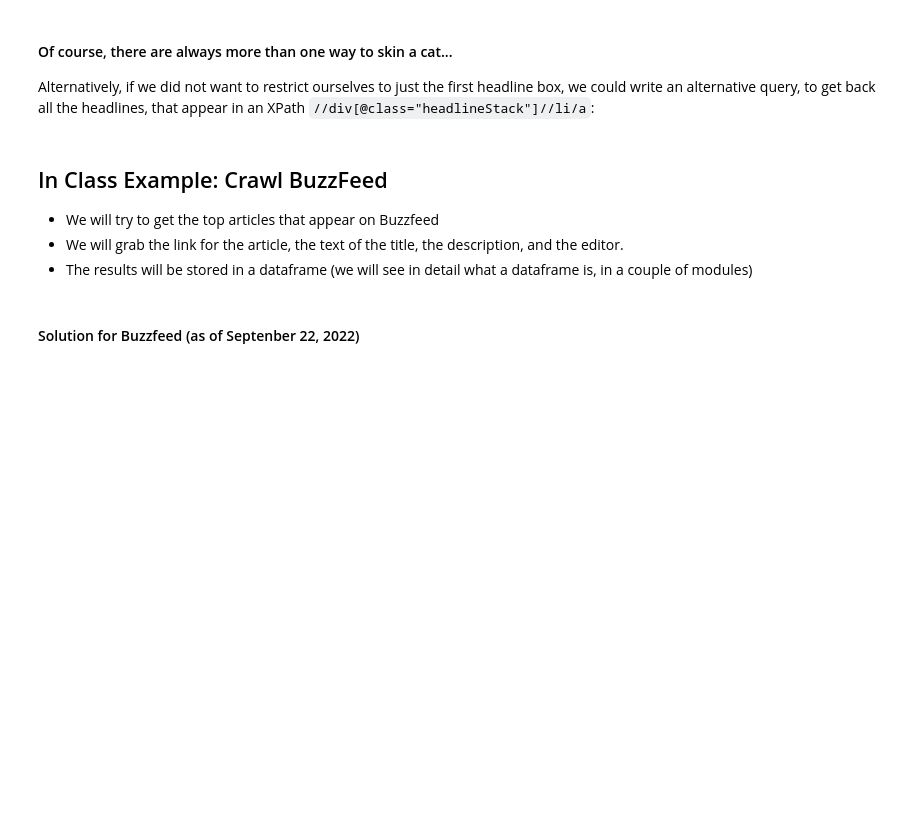
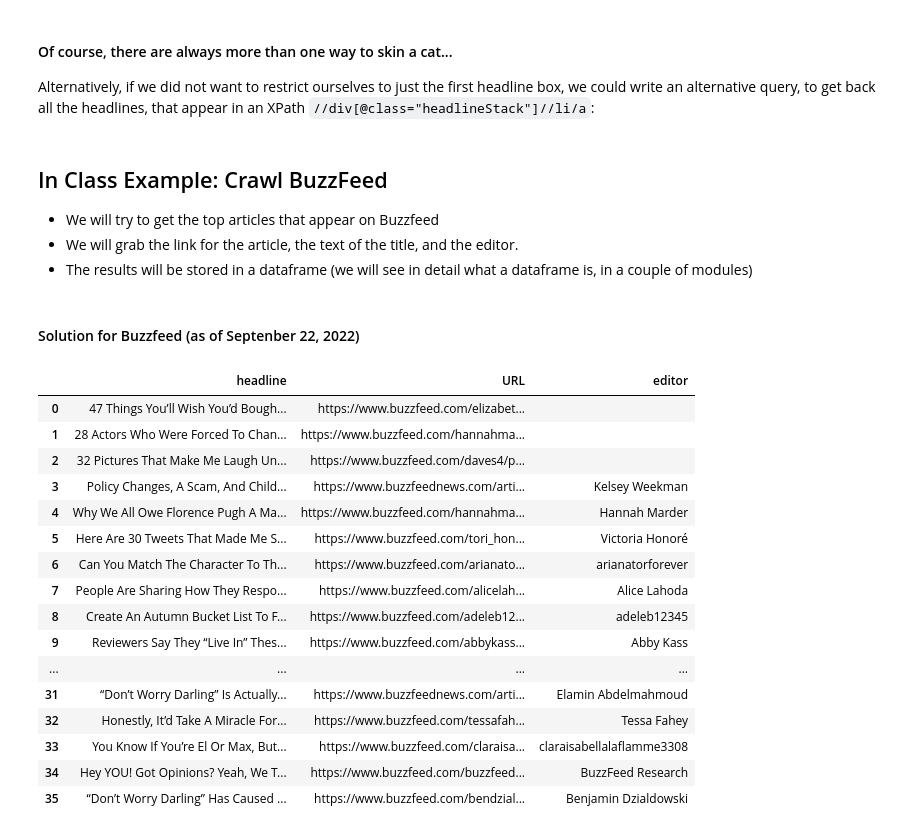
Before and after one commit to ipeirotis/dealing_with_data, a Jupyter notebook: 04-Web_Scraping/B-Crawling_HTML_Pages.ipynb, the cells around one changed output. Drawn from its saved outputs; the diff is of its cells as text; code cells hidden in the pictures; blank space fills up the shorter version.

```diff
--- a/04-Web_Scraping/B-Crawling_HTML_Pages.ipynb
+++ b/04-Web_Scraping/B-Crawling_HTML_Pages.ipynb
@@ -184,7 +184,7 @@ df
 ## In Class Example: Crawl BuzzFeed
 
 * We will try to get the top articles that appear on Buzzfeed
-* We will grab the link for the article, the text of the title, the description, and the editor.
+* We will grab the link for the article, the text of the title,  and the editor.
 * The results will be stored in a dataframe (we will see in detail what a dataframe is, in a couple of modules)
 # %%
 #your code here
@@ -201,38 +201,52 @@ story_nodes = doc.xpath('//article[@data-buzzblock="story-card"]')
 # %%
 import requests # This command allows us to fetch URLs
 from lxml import html # This module will allow us to parse the returned HTML/XML
 import pandas
 import re
 
 # Let's start by fetching the page, and parsing it
 url = "http://www.buzzfeed.com/"
 response = requests.get(url) # get the html of that url
 doc = html.fromstring(response.text) # parse it and create a document
 
 articleNodes = doc.xpath("//div[@class='feedItem_textWrapper__S6osO']")
 
 def parseArticleNode(article):
     headline = article.xpath(".//h2")[0].text_content().strip()
     headline_link = article.xpath(".//a")[0].get("href")
 
     editor_node = article.xpath(".//div[@class='xs-text-6 text-gray xs-mt1']")
-    if len(editor_node)>0:
-      editor = editor_node[0].text_content().strip()
-    else:
-      editor = ""
+    editor_text = editor_node[0].text_content() if len(editor_node)>0 else ""
+
     regex = re.compile(r'^by (.*)$')
-    matches = regex.finditer(editor)
-    for m in matches:
-      editor = m.group(1)
-
+    matches = list(regex.finditer(editor_text))
+    editor = matches[0].group(1) if len(matches)>0 else ""
 
     result = {
         "headline": headline,
         "URL" : headline_link,
         "editor" : editor
     }
     return result
 
 data = [parseArticleNode(article) for article in articleNodes]
 df = pandas.DataFrame(data)
 df
+# %% [output]
+|  | headline | URL | editor |
+| 0 | 47 Things You’ll Wish You’d Bough... | https://www.buzzfeed.com/elizabet... |  |
+| 1 | 28 Actors Who Were Forced To Chan... | https://www.buzzfeed.com/hannahma... |  |
+| 2 | 32 Pictures That Make Me Laugh Un... | https://www.buzzfeed.com/daves4/p... |  |
+| 3 | Policy Changes, A Scam, And Child... | https://www.buzzfeednews.com/arti... | Kelsey Weekman |
+| 4 | Why We All Owe Florence Pugh A Ma... | https://www.buzzfeed.com/hannahma... | Hannah Marder |
+| 5 | Here Are 30 Tweets That Made Me S... | https://www.buzzfeed.com/tori_hon... | Victoria Honoré |
+| 6 | Can You Match The Character To Th... | https://www.buzzfeed.com/arianato... | arianatorforever |
+| 7 | People Are Sharing How They Respo... | https://www.buzzfeed.com/alicelah... | Alice Lahoda |
+| 8 | Create An Autumn Bucket List To F... | https://www.buzzfeed.com/adeleb12... | adeleb12345 |
+| 9 | Reviewers Say They “Live In” Thes... | https://www.buzzfeed.com/abbykass... | Abby Kass |
+| ... | ... | ... | ... |
+| 31 | “Don’t Worry Darling” Is Actually... | https://www.buzzfeednews.com/arti... | Elamin Abdelmahmoud |
+| 32 | Honestly, It’d Take A Miracle For... | https://www.buzzfeed.com/tessafah... | Tessa Fahey |
+| 33 | You Know If You’re El Or Max, But... | https://www.buzzfeed.com/claraisa... | claraisabellalaflamme3308 |
+| 34 | Hey YOU! Got Opinions? Yeah, We T... | https://www.buzzfeed.com/buzzfeed... | BuzzFeed Research |
+| 35 | “Don’t Worry Darling” Has Caused ... | https://www.buzzfeed.com/bendzial... | Benjamin Dzialdowski |
```
